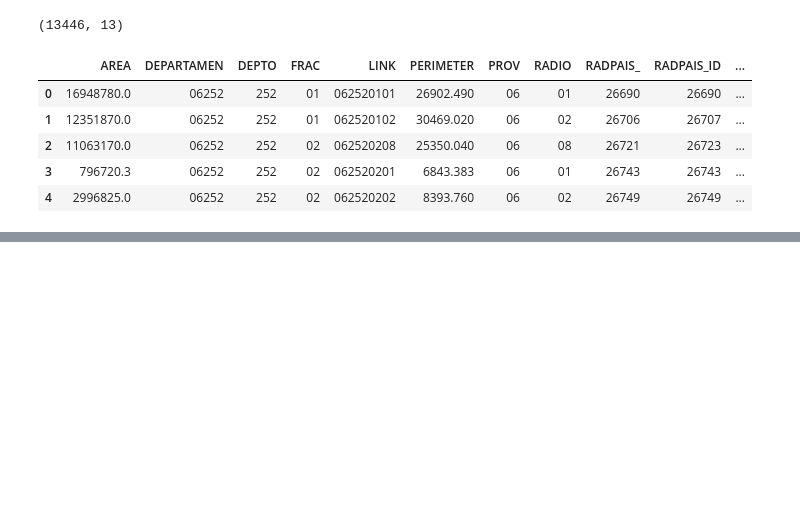
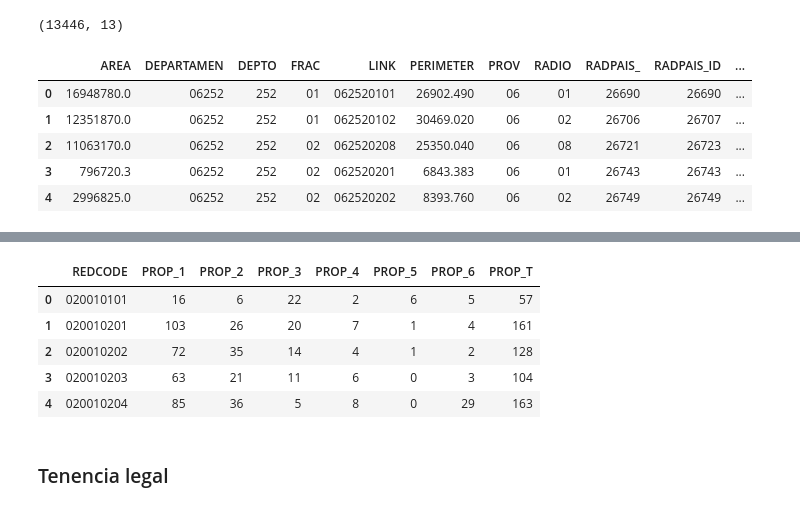
Before and after one commit to alephcero/AGBA, a Jupyter notebook: notebooks/cargarDataCartografia.ipynb, the cells around one changed output, grey strips where cells are left out. Drawn from its saved outputs; the diff is of its cells as text; code cells hidden in the pictures; blank space fills up the shorter version.

```diff
--- a/notebooks/cargarDataCartografia.ipynb
+++ b/notebooks/cargarDataCartografia.ipynb
@@ -108,0 +267,12 @@ mapa = mapa.merge(data,on='REDCODE')
+# %%
+legalOrig = dbf2DF('data/redatam/LEGAL.DBF')
+legalOrig.head()
+# %% [output]
+|  | REDCODE | PROP_1 | PROP_2 | PROP_3 | PROP_4 | PROP_5 | PROP_6 | PROP_T |
+| 0 | 020010101 | 16 | 6 | 22 | 2 | 6 | 5 | 57 |
+| 1 | 020010201 | 103 | 26 | 20 | 7 | 1 | 4 | 161 |
+| 2 | 020010202 | 72 | 35 | 14 | 4 | 1 | 2 | 128 |
+| 3 | 020010203 | 63 | 21 | 11 | 6 | 0 | 3 | 104 |
+| 4 | 020010204 | 85 | 36 | 5 | 8 | 0 | 29 | 163 |
+# %% [markdown]
+### Tenencia legal
```
Also changed, not shown: parts of 40 cells of this notebook, 26 other files.
